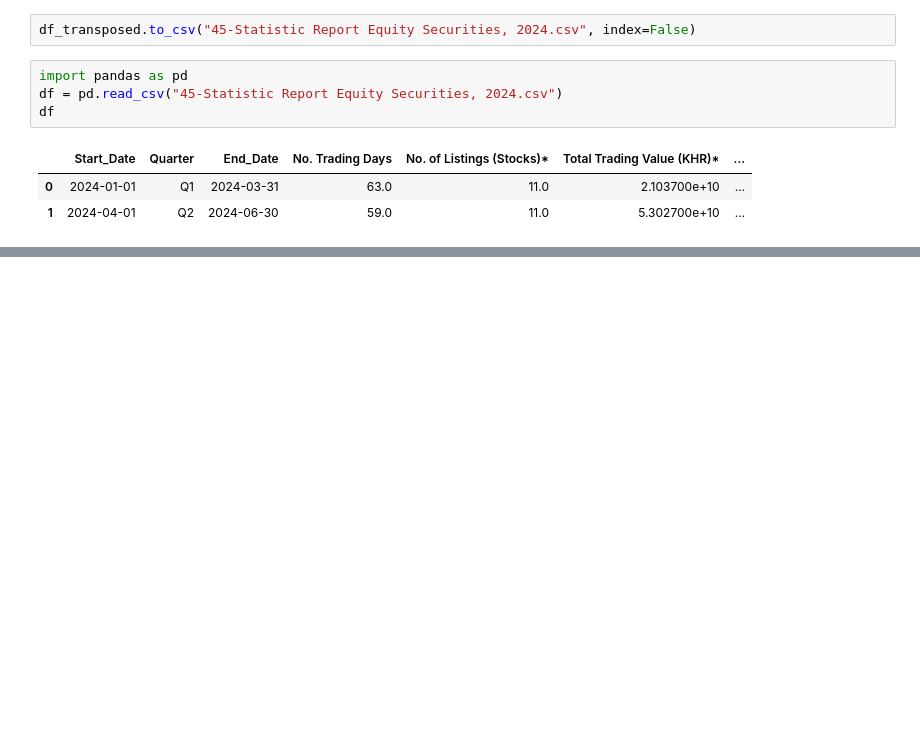
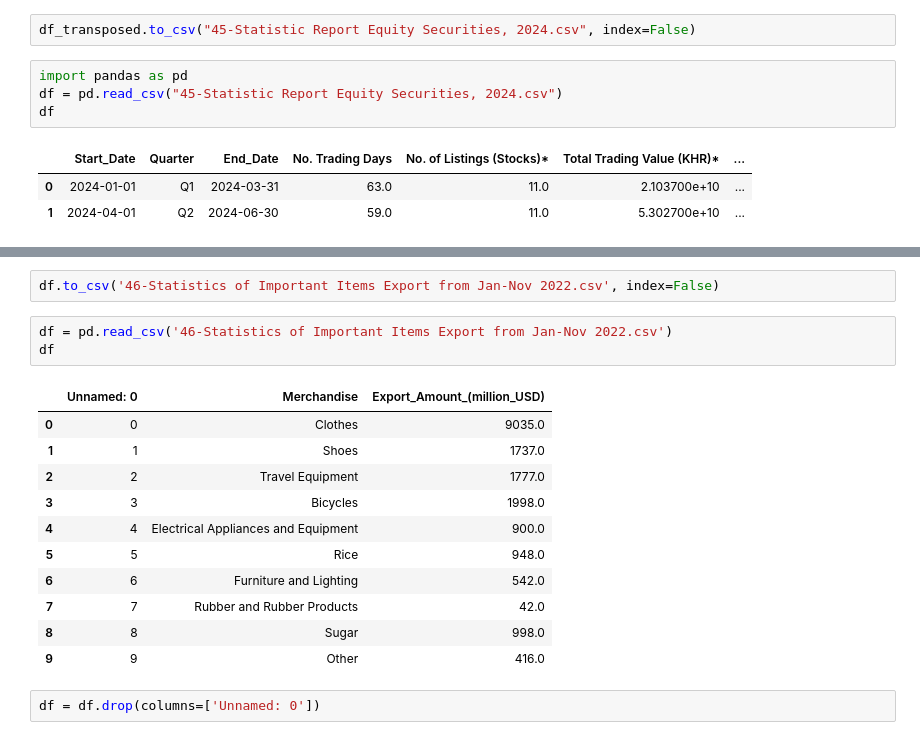
Before and after one commit to KrySenghort/Data-Cleaning-Data-EF, a Jupyter notebook: Code3.ipynb, the cells around one changed output, grey strips where cells are left out. Saved outputs shown, nothing was run; the diff lists cells and outputs as text; blank space fills up the shorter version.

```diff
--- a/Code3.ipynb
+++ b/Code3.ipynb
@@ -276,0 +344,19 @@ df
+# %%
+df.to_csv('46-Statistics of Important Items Export from Jan-Nov 2022.csv', index=False)
+# %%
+df = pd.read_csv('46-Statistics of Important Items Export from Jan-Nov 2022.csv')
+df
+# %% [output]
+|  | Unnamed: 0 | Merchandise | Export_Amount_(million_USD) |
+| 0 | 0 | Clothes | 9035.0 |
+| 1 | 1 | Shoes | 1737.0 |
+| 2 | 2 | Travel Equipment | 1777.0 |
+| 3 | 3 | Bicycles | 1998.0 |
+| 4 | 4 | Electrical Appliances and Equipment | 900.0 |
+| 5 | 5 | Rice | 948.0 |
+| 6 | 6 | Furniture and Lighting | 542.0 |
+| 7 | 7 | Rubber and Rubber Products | 42.0 |
+| 8 | 8 | Sugar | 998.0 |
+| 9 | 9 | Other | 416.0 |
+# %%
+df = df.drop(columns=['Unnamed: 0'])
```
Also changed, not shown: parts of 20 cells of this notebook, 6 other files.
